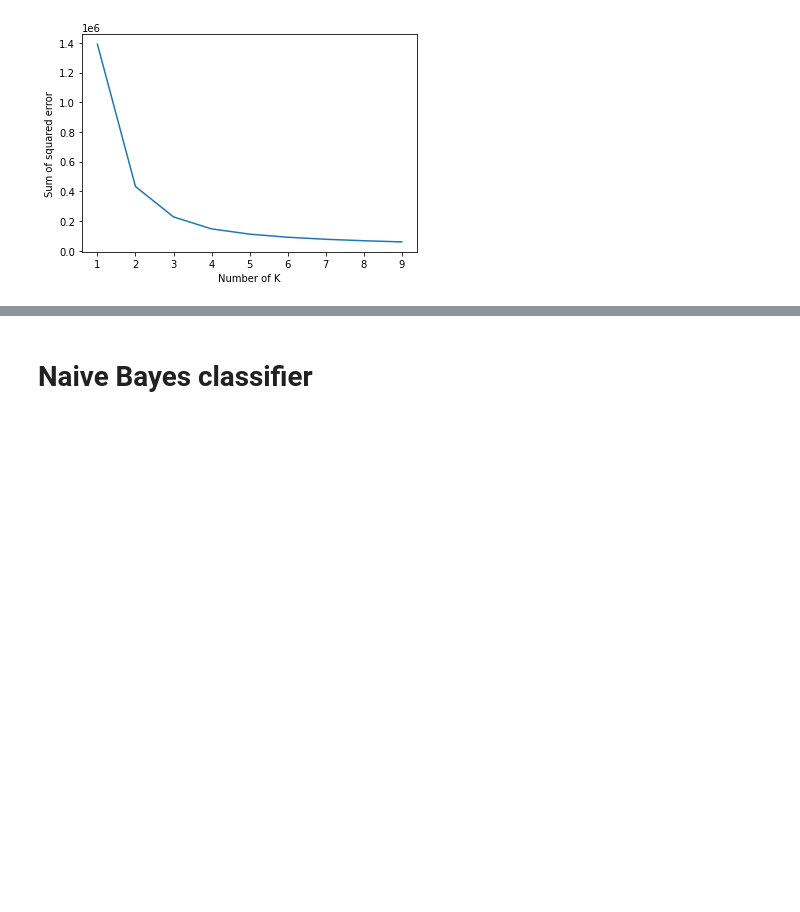
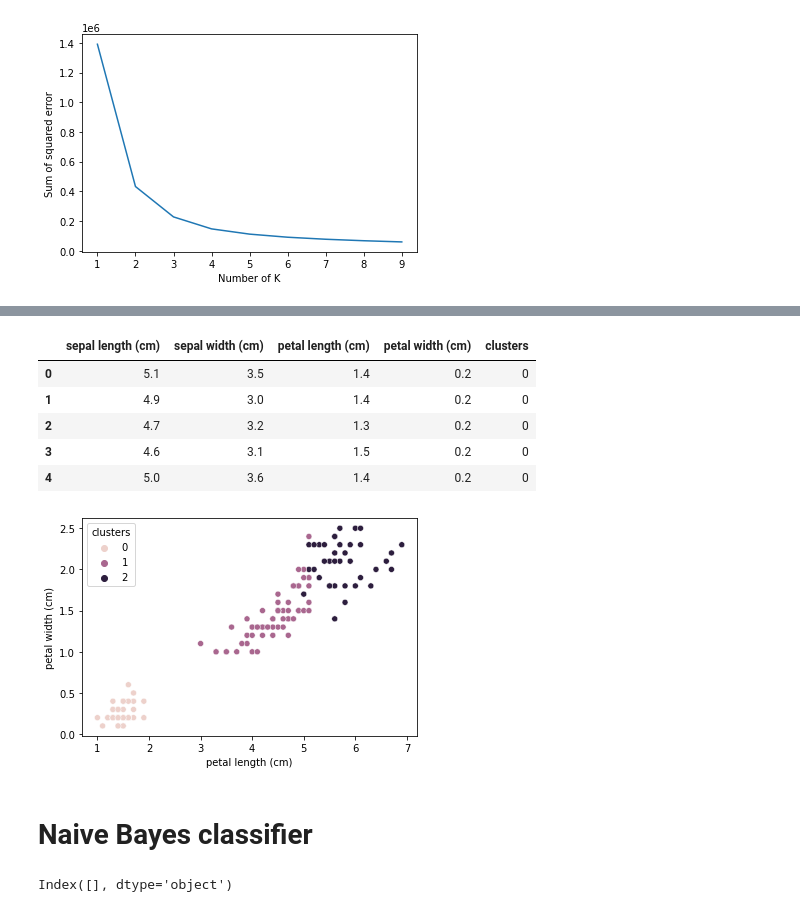
Before and after one commit to JatinderMalhi/machinelearning, a Jupyter notebook: machineLearning.ipynb, the cells around one changed output, grey strips where cells are left out. Saved outputs shown, nothing was run; the diff lists cells and outputs as text; code cells hidden in the pictures; blank space fills up the shorter version.

```diff
--- a/machineLearning.ipynb
+++ b/machineLearning.ipynb
@@ -806,2 +830,28 @@ Text(0, 0.5, 'Carbon Monoxide')
+# %%
+scaler = MinMaxScaler()
+K_means = KMeans(n_clusters=3)
+df['clusters'] = k_means.fit_predict(df)
+sns.scatterplot(data=df, x='petal length (cm)', y='petal width (cm)', hue='clusters')
+df.head()
+# %% [output]
+|  | sepal length (cm) | sepal width (cm) | petal length (cm) | petal width (cm) | clusters |
+| 0 | 5.1 | 3.5 | 1.4 | 0.2 | 0 |
+| 1 | 4.9 | 3.0 | 1.4 | 0.2 | 0 |
+| 2 | 4.7 | 3.2 | 1.3 | 0.2 | 0 |
+| 3 | 4.6 | 3.1 | 1.5 | 0.2 | 0 |
+| 4 | 5.0 | 3.6 | 1.4 | 0.2 | 0 |
+[figure, added]
 # %% [markdown]
 # Naive Bayes classifier
+# %%
+dftitan = pd.read_csv('titanic.csv')
+dftitan.isnull().sum()
+dftitan['Age'] = dftitan['Age'].fillna(math.floor(dftitan['Age'].mean()))
+dftitan['Fare'] = dftitan['Fare'].fillna(math.floor(dftitan['Fare'].mean()))
+dftitan = dftitan[['Pclass', 'Sex', 'Age', 'Fare', 'Survived']]
+le_sx = LabelEncoder()
+dftitan['Sex_number'] = le_sex.fit_transform(dftitan['Sex'])
+dftitan.drop('Sex', axis=1, inplace=True)
+dftitan.columns[dftitan.isna().any()]
+# %% [output]
+Index([], dtype='object')
```
Also changed, not shown: parts of 12 cells of this notebook.
